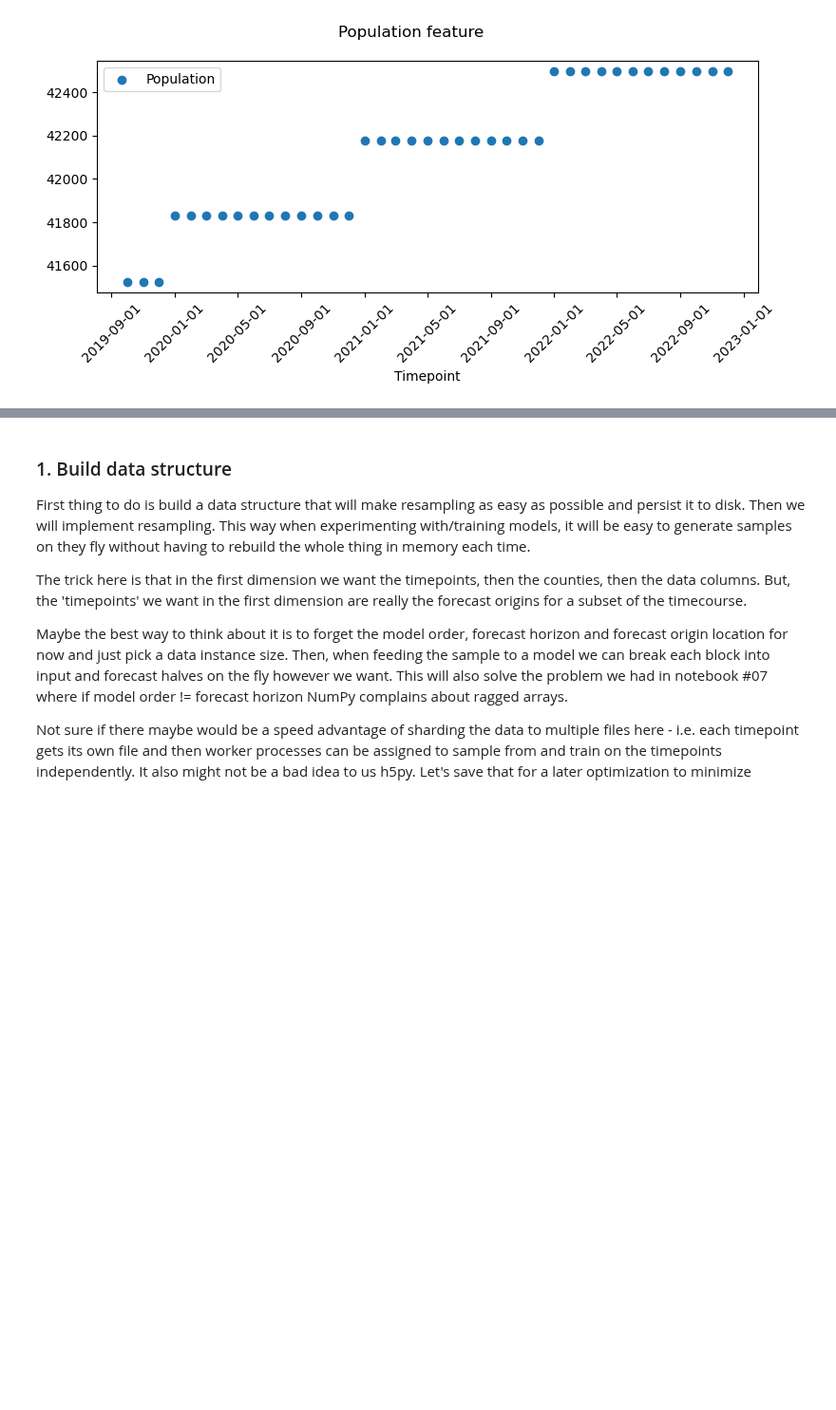
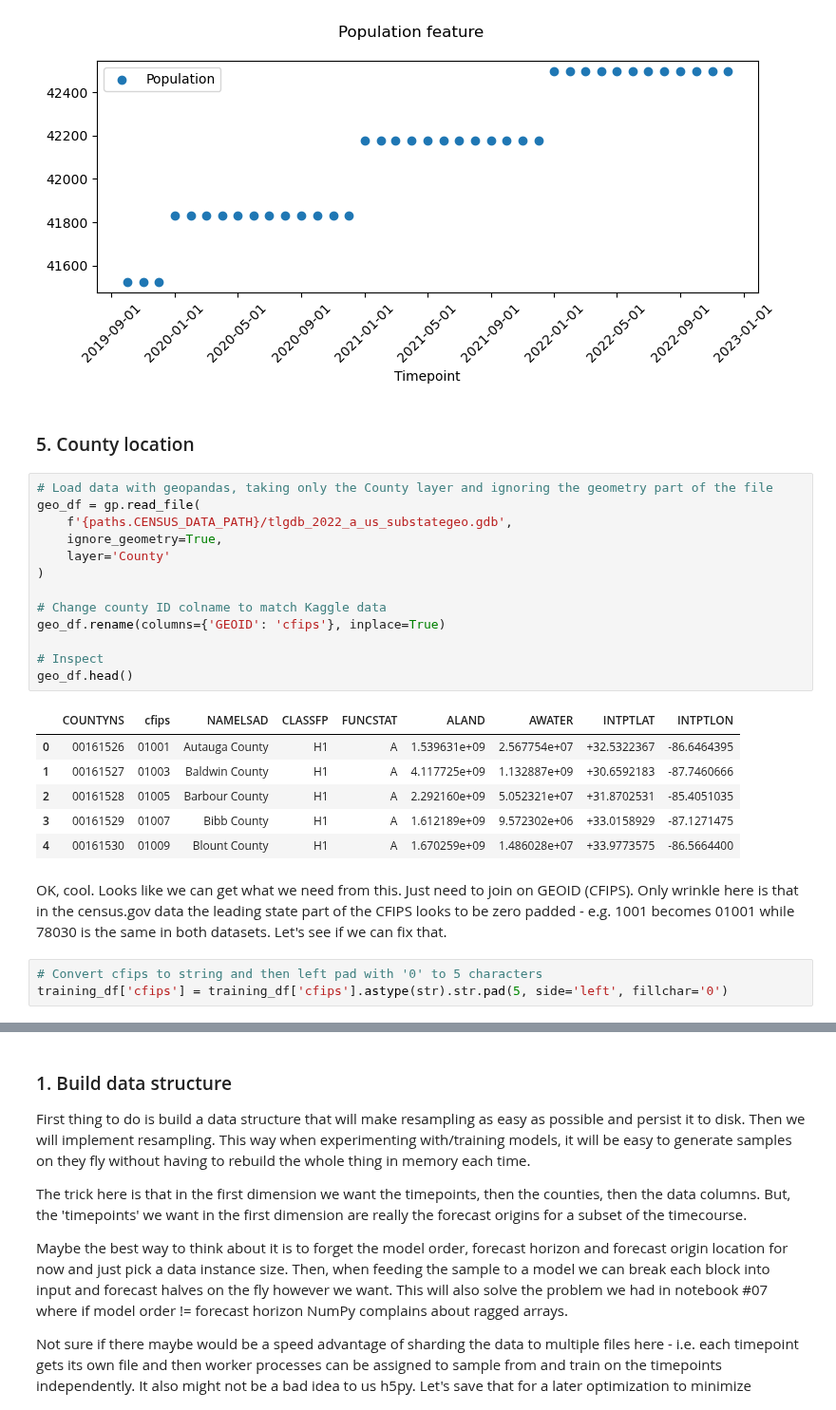
Before and after one commit to gperdrizet/kaggle_microbusiness, a Jupyter notebook: notebooks/09.2-parse_supplemented_data_for_structured_bootstrapping.ipynb, the cells around one changed output, grey strips where cells are left out. Shown at 95% size. Cells and saved outputs as stored; diff of their text form; blank space fills up the shorter version.

```diff
--- a/notebooks/09.2-parse_supplemented_data_for_structured_bootstrapping.ipynb
+++ b/notebooks/09.2-parse_supplemented_data_for_structured_bootstrapping.ipynb
@@ -233,3 +239,31 @@ plt.legend(loc='upper left')
 plt.tight_layout()
 # %% [output]
 [figure]
+# %% [markdown]
+<a name="location"></a>
+### 5. County location
+# %%
+# Load data with geopandas, taking only the County layer and ignoring the geometry part of the file
+geo_df = gp.read_file(
+    f'{paths.CENSUS_DATA_PATH}/tlgdb_2022_a_us_substategeo.gdb',
+    ignore_geometry=True,
+    layer='County'
+)
+
+# Change county ID colname to match Kaggle data
+geo_df.rename(columns={'GEOID': 'cfips'}, inplace=True)
+
+# Inspect
+geo_df.head()
+# %% [output]
+|  | COUNTYNS | cfips | NAMELSAD | CLASSFP | FUNCSTAT | ALAND | AWATER | INTPTLAT | INTPTLON |
+| 0 | 00161526 | 01001 | Autauga County | H1 | A | 1.539631e+09 | 2.567754e+07 | +32.5322367 | -86.6464395 |
+| 1 | 00161527 | 01003 | Baldwin County | H1 | A | 4.117725e+09 | 1.132887e+09 | +30.6592183 | -87.7460666 |
+| 2 | 00161528 | 01005 | Barbour County | H1 | A | 2.292160e+09 | 5.052321e+07 | +31.8702531 | -85.4051035 |
+| 3 | 00161529 | 01007 | Bibb County | H1 | A | 1.612189e+09 | 9.572302e+06 | +33.0158929 | -87.1271475 |
+| 4 | 00161530 | 01009 | Blount County | H1 | A | 1.670259e+09 | 1.486028e+07 | +33.9773575 | -86.5664400 |
+# %% [markdown]
+OK, cool. Looks like we can get what we need from this. Just need to join on GEOID (CFIPS). Only wrinkle here is that in the census.gov data the leading state part of the CFIPS looks to be zero padded - e.g. 1001 becomes 01001 while 78030 is the same in both datasets. Let's see if we can fix that.
+# %%
+# Convert cfips to string and then left pad with '0' to 5 characters
+training_df['cfips'] = training_df['cfips'].astype(str).str.pad(5, side='left', fillchar='0')
```
Also changed, not shown: parts of 21 cells of this notebook.
